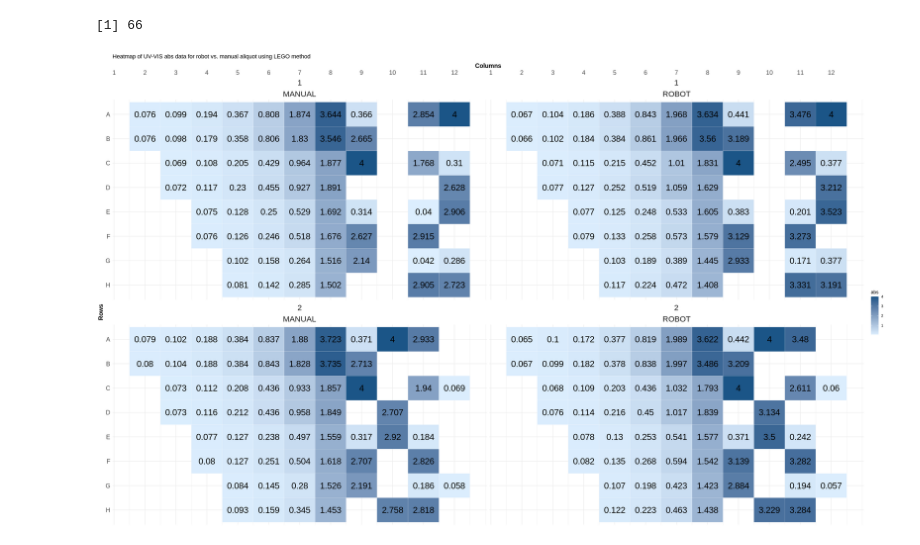
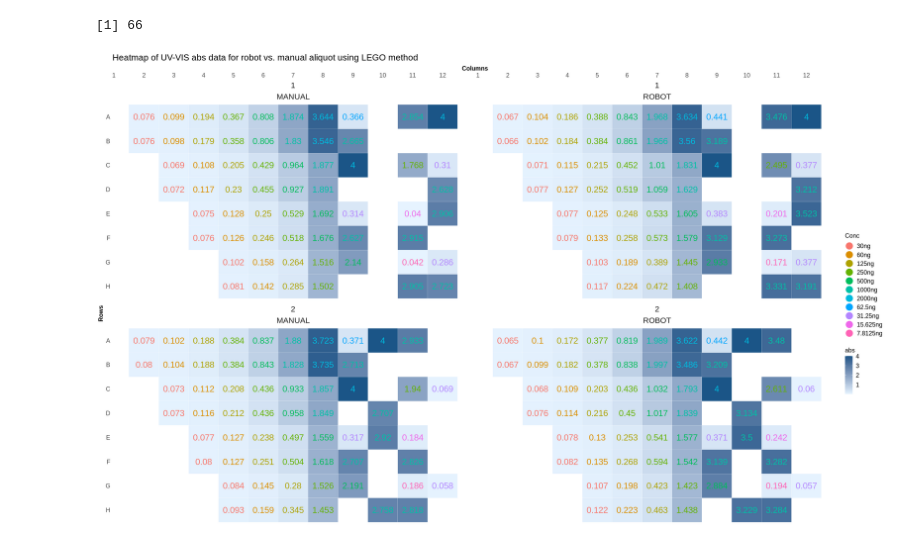
Before and after one commit to sktrinh12/bdb-R-python-nbks, a Jupyter notebook: corehead_data/uvvis_LEGO_script_test.ipynb, the cells around one changed output. Cells and saved outputs as stored; diff of their text form; code cells hidden in the pictures.

```diff
--- a/corehead_data/uvvis_LEGO_script_test.ipynb
+++ b/corehead_data/uvvis_LEGO_script_test.ipynb
@@ -616,21 +615,27 @@ length(unique(dfm$well_id))
 # %%
 # heatmap
 dfm %>%
     mutate(conc = factor(conc, levels=c('30ng','60ng', '125ng','250ng','500ng','1000ng','2000ng','62.5ng','31.25ng','15.625ng','7.8125ng'))) %>%
-        #ggplot(aes(x = as.numeric(substr(COL,2,2)), y = ordered(substr(wellid,1,1), levels=rev(letters)), fill=value)) +
-        ggplot(aes(x = as.numeric(substr(well_id,2,nchar(well_id))), y = ordered(substr(well_id,1,1), levels=rev(LETTERS[seq(8)])), fill=abs, group = plate)) +
+        ggplot(aes(x = as.numeric(substr(well_id,2,nchar(well_id))), y = ordered(substr(well_id,1,1), levels=rev(LETTERS[seq(8)])), fill=abs, group = conc)) +
           geom_tile(color = "white") +
           scale_x_continuous(breaks=seq(12), position = "top") +
-          geom_text(aes(label = round(abs,3)), size = 7) +
-          #scale_colour_manual(values=c("white"="white", "black"="black"), guide = FALSE) +
-          scale_fill_gradient(low="#DCEEFE", high="#1B5587") +
+          geom_text(aes(label = round(abs,3), colour = conc), size = 7, show.legend = FALSE) +
+          geom_point(aes(col=conc), alpha = 0) +
+          scale_fill_gradient(low="#E6F3FF", high="#1B5587") +
+          #scale_fill_gradient(low="#E6F3FF", high="#65B7FF") +
           theme_minimal() +
           ggtitle("Heatmap of UV-VIS abs data for robot vs. manual aliquot using LEGO method") + # for the main title
           xlab("Columns") +
           ylab("Rows") +
           facet_wrap(plate~method) +
+          guides(colour = guide_legend("Conc", override.aes = list(size = 7, alpha = 1))) +
           theme( axis.text = element_text(size = 14),
                    axis.title = element_text(size = 14, face = "bold" ),
-                   strip.text = element_text(size = 18))
+                   strip.text = element_text(size = 18),
+                   plot.title = element_text(size=20),
+                   panel.grid.major = element_blank(),
+                   panel.grid.minor = element_blank(),
+                   legend.text=element_text(size=14),
+                   legend.title=element_text(size=14))
 # %% [output]
-[figure, old version]
+[figure, new version]
```
Also changed, not shown: parts of 18 cells of this notebook.
